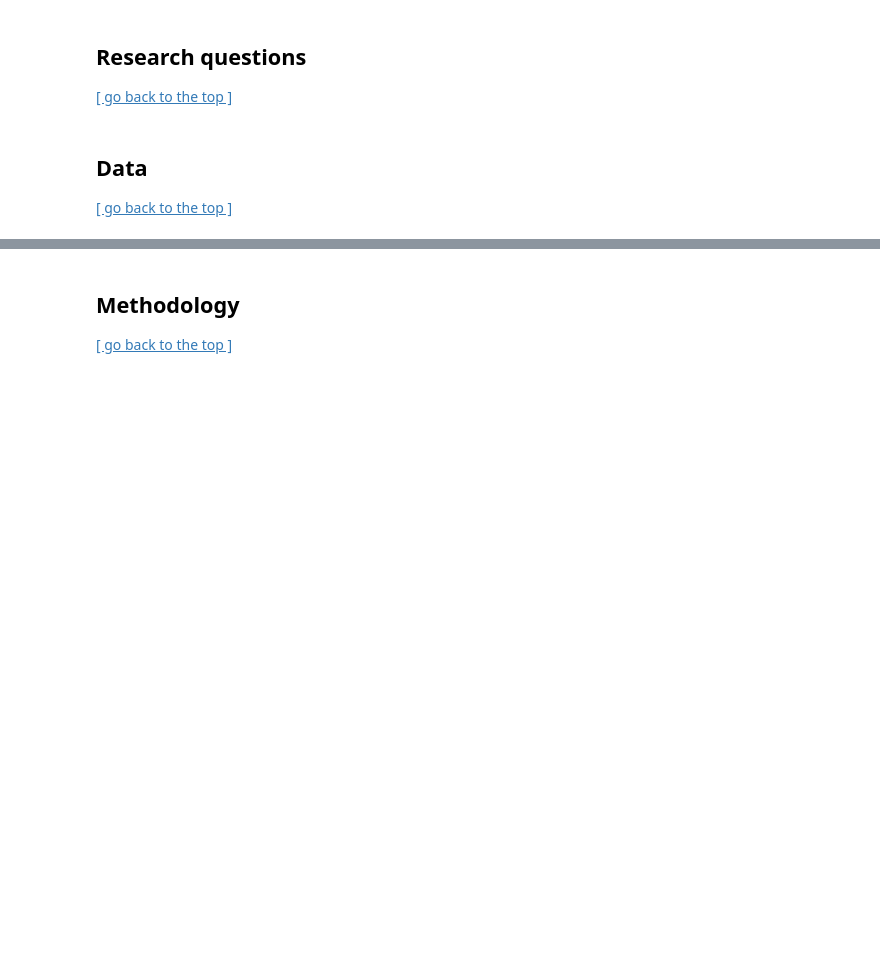
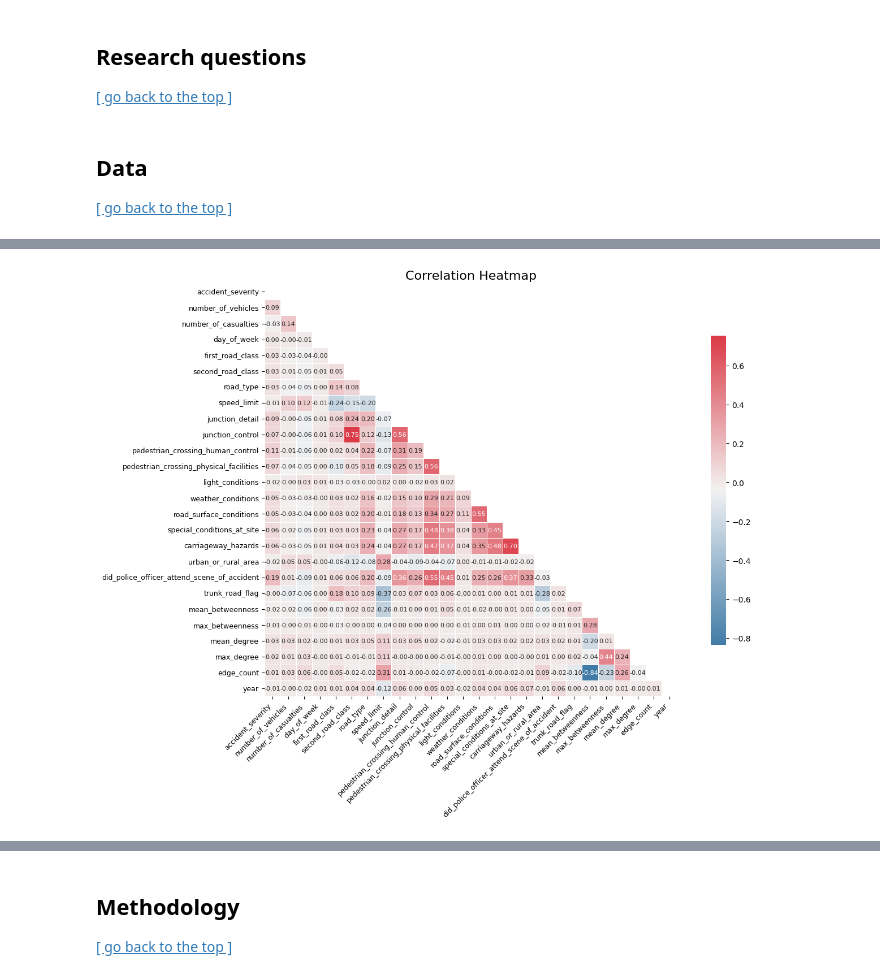
Before and after one commit to Van-Wu1/0006, a Jupyter notebook: scr/submission.ipynb, the cells around one changed output, grey strips where cells are left out. Drawn from its saved outputs; the diff is of its cells as text; code cells hidden in the pictures; blank space fills up the shorter version.

```diff
--- a/scr/submission.ipynb
+++ b/scr/submission.ipynb
@@ -73,0 +281,20 @@ scikit-learn: 1.6.1
+# %%
+import pandas as pd
+import os
+
+# 定义年份和路径
+years = [2019, 2020, 2021, 2022, 2023]
+dfs = []
+
+for year in years:
+    path = f"../data/final/{year}_with_centrality.csv"
+    if os.path.exists(path):
+        df = pd.read_csv(path)
+        df["year"] = year  # ✅ 添加年份列
+        dfs.append(df)
+    else:
+        print(f"❌ File not found: {path}")
+
+# 合并所有年份数据
+df_all = pd.concat(dfs, ignore_index=True)
+df_all.to_csv("../data/final/all_years_with_centrality.csv", index=False)
@@ -73,0 +417,35 @@ scikit-learn: 1.6.1
+# %%
+# 特征间相关性分析（热力图）
+
+# 计算皮尔森相关矩阵
+corr = df_all.corr(numeric_only=True)
+
+# 设置画布大小
+plt.figure(figsize=(14, 10))
+
+# 只显示下三角
+mask = np.triu(np.ones_like(corr, dtype=bool))
+
+# 自定义调色盘
+cmap = sns.diverging_palette(240, 10, as_cmap=True)
+
+# 画图
+sns.heatmap(
+    corr,
+    mask=mask,
+    cmap=cmap,
+    annot=True,
+    fmt=".2f",
+    annot_kws={"size": 8},
+    square=True,
+    cbar_kws={"shrink": 0.75},
+    linewidths=0.5
+)
+
+plt.title("Correlation Heatmap", fontsize=16)
+plt.xticks(rotation=45, ha="right", fontsize=9)
+plt.yticks(fontsize=9)
+plt.tight_layout()
+plt.show()
+# %% [output]
+[figure, added]
```
Also changed, not shown: parts of 19 cells of this notebook, 3 other files.
